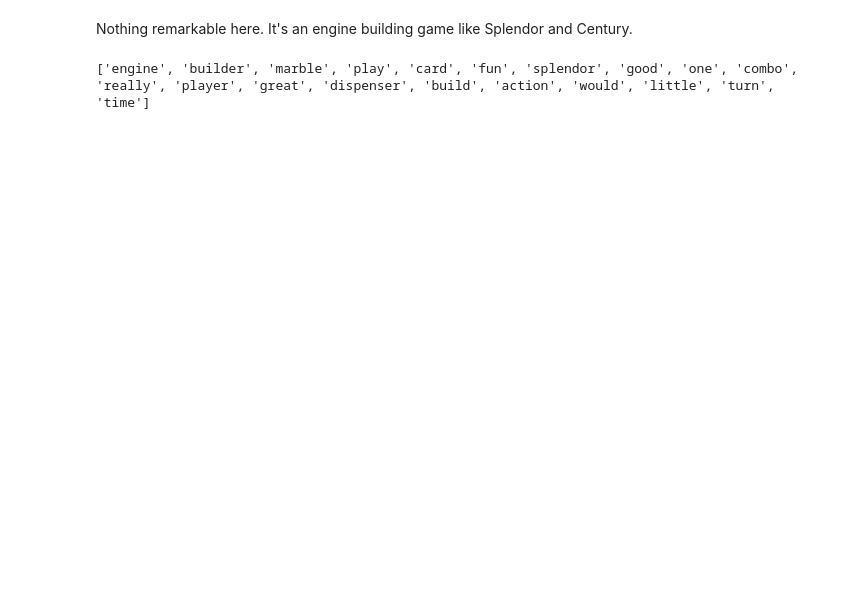
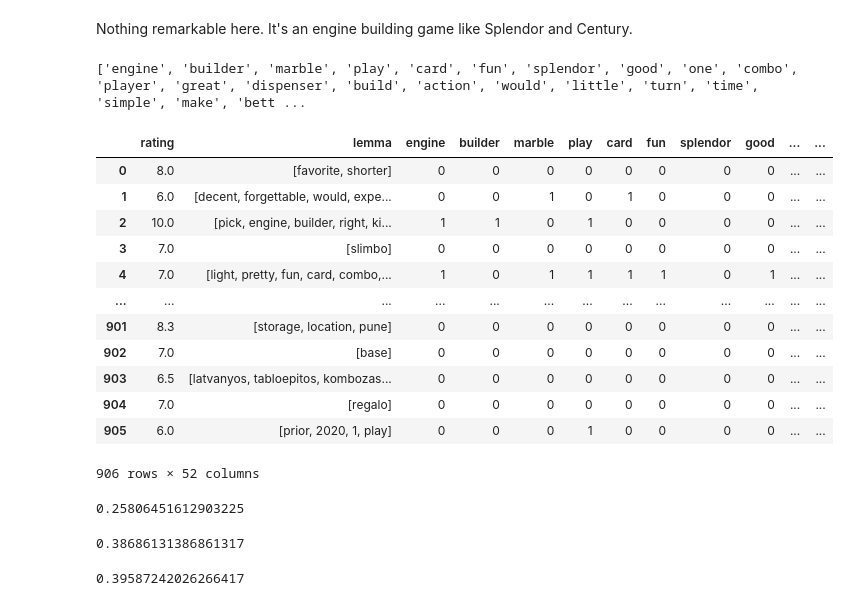
Before and after one commit to MarshallKrakauer/BGGAnalysis, a Jupyter notebook: DataCreationFiles/Game_Comments.ipynb, the cells around one changed output. Drawn from its saved outputs; the diff is of its cells as text; code cells hidden in the pictures; blank space fills up the shorter version.

Commit message:
completed bag of words dataframe

```diff
--- a/DataCreationFiles/Game_Comments.ipynb
+++ b/DataCreationFiles/Game_Comments.ipynb
@@ -35,7 +36,8 @@ def make_lemma(text):
   """
   word_lemma = nltk.stem.WordNetLemmatizer()
   stopwords_ = nltk.corpus.stopwords.words('english')
-  stopwords_.extend(['gizmos', 'feel', 'like', 'game', 'board', 'bit', 'get', 'reall'])
+  stopwords_.extend(['gizmos', 'feel', 'like', 'game', 'board', 'dont',
+                     'bit', 'get', 'really', 'much', 'also', 'well', 'lot'])
   text = (unicodedata.normalize('NFKD', text)
     .encode('ascii', 'ignore')
     .decode('utf-8', 'ignore')
@@ -217,7 +227,48 @@ for token in all_text_li:
             wordfreq[token] += 1
 # %%
 import heapq
-most_freq = heapq.nlargest(20, wordfreq, key=wordfreq.get)
+most_freq = heapq.nlargest(50, wordfreq, key=wordfreq.get)
 print(most_freq)
 # %% [output]
-['engine', 'builder', 'marble', 'play', 'card', 'fun', 'splendor', 'good', 'one', 'combo', 'really', 'player', 'great', 'dispenser', 'build', 'action', 'would', 'little', 'turn', 'time']
+['engine', 'builder', 'marble', 'play', 'card', 'fun', 'splendor', 'good', 'one', 'combo', 'player', 'great', 'dispenser', 'build', 'action', 'would', 'little', 'turn', 'time', 'simple', 'make', 'bett ...
+# %%
+df_copy = copy.deepcopy(has_rating)
+
+for word in most_freq:
+    df_copy[word] = 0
+
+df_copy.reset_index(inplace=True)
+df_copy.drop(labels = ['game_id', 'user', 'description', 'index'], axis=1, inplace=True)
+# %%
+for i in range(len(df_copy)):
+  for word in df_copy.iloc[i, 1]:
+    if word in most_freq:
+      df_copy.loc[i, word] = 1
+# %%
+df_copy['sc']
+# %% [output]
+|  | rating | lemma | engine | builder | marble | play | card | fun | splendor | good | ... | ... |
+| 0 | 8.0 | [favorite, shorter] | 0 | 0 | 0 | 0 | 0 | 0 | 0 | 0 | ... | ... |
+| 1 | 6.0 | [decent, forgettable, would, expe... | 0 | 0 | 1 | 0 | 1 | 0 | 0 | 0 | ... | ... |
+| 2 | 10.0 | [pick, engine, builder, right, ki... | 1 | 1 | 0 | 1 | 0 | 0 | 0 | 0 | ... | ... |
+| 3 | 7.0 | [slimbo] | 0 | 0 | 0 | 0 | 0 | 0 | 0 | 0 | ... | ... |
+| 4 | 7.0 | [light, pretty, fun, card, combo,... | 1 | 0 | 1 | 1 | 1 | 1 | 0 | 1 | ... | ... |
+| ... | ... | ... | ... | ... | ... | ... | ... | ... | ... | ... | ... | ... |
+| 901 | 8.3 | [storage, location, pune] | 0 | 0 | 0 | 0 | 0 | 0 | 0 | 0 | ... | ... |
+| 902 | 7.0 | [base] | 0 | 0 | 0 | 0 | 0 | 0 | 0 | 0 | ... | ... |
+| 903 | 6.5 | [latvanyos, tabloepitos, kombozas... | 0 | 0 | 0 | 0 | 0 | 0 | 0 | 0 | ... | ... |
+| 904 | 7.0 | [regalo] | 0 | 0 | 0 | 0 | 0 | 0 | 0 | 0 | ... | ... |
+| 905 | 6.0 | [prior, 2020, 1, play] | 0 | 0 | 0 | 1 | 0 | 0 | 0 | 0 | ... | ... |
+906 rows × 52 columns
+# %%
+df_copy.loc[df_copy['rating'] == 10, 'engine'].mean()
+# %% [output]
+0.25806451612903225
+# %%
+df_copy.loc[df_copy['rating'].isin([8,9]), 'engine'].mean()
+# %% [output]
+0.38686131386861317
+# %%
+df_copy.loc[df_copy['rating'] < 8, 'engine'].mean()
+# %% [output]
+0.39587242026266417
```
Also changed, not shown: parts of 4 cells of this notebook.
